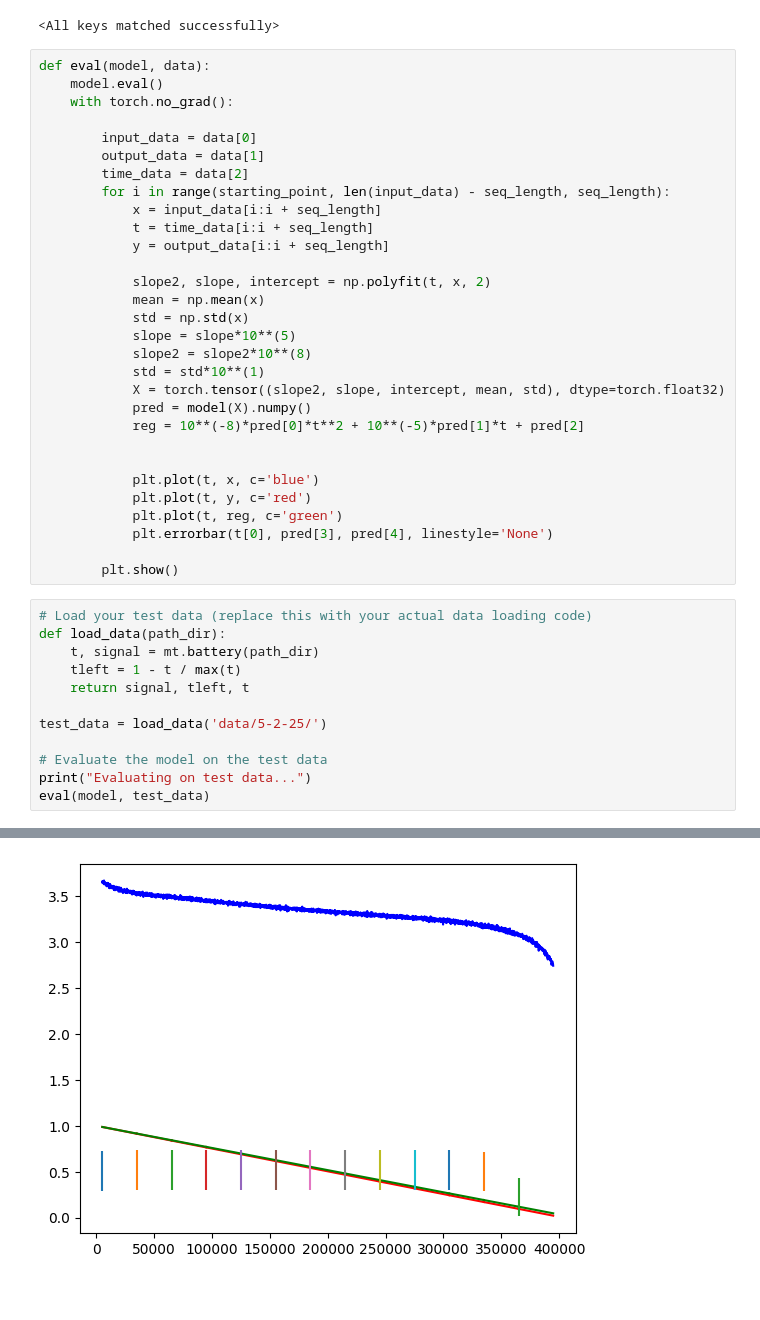
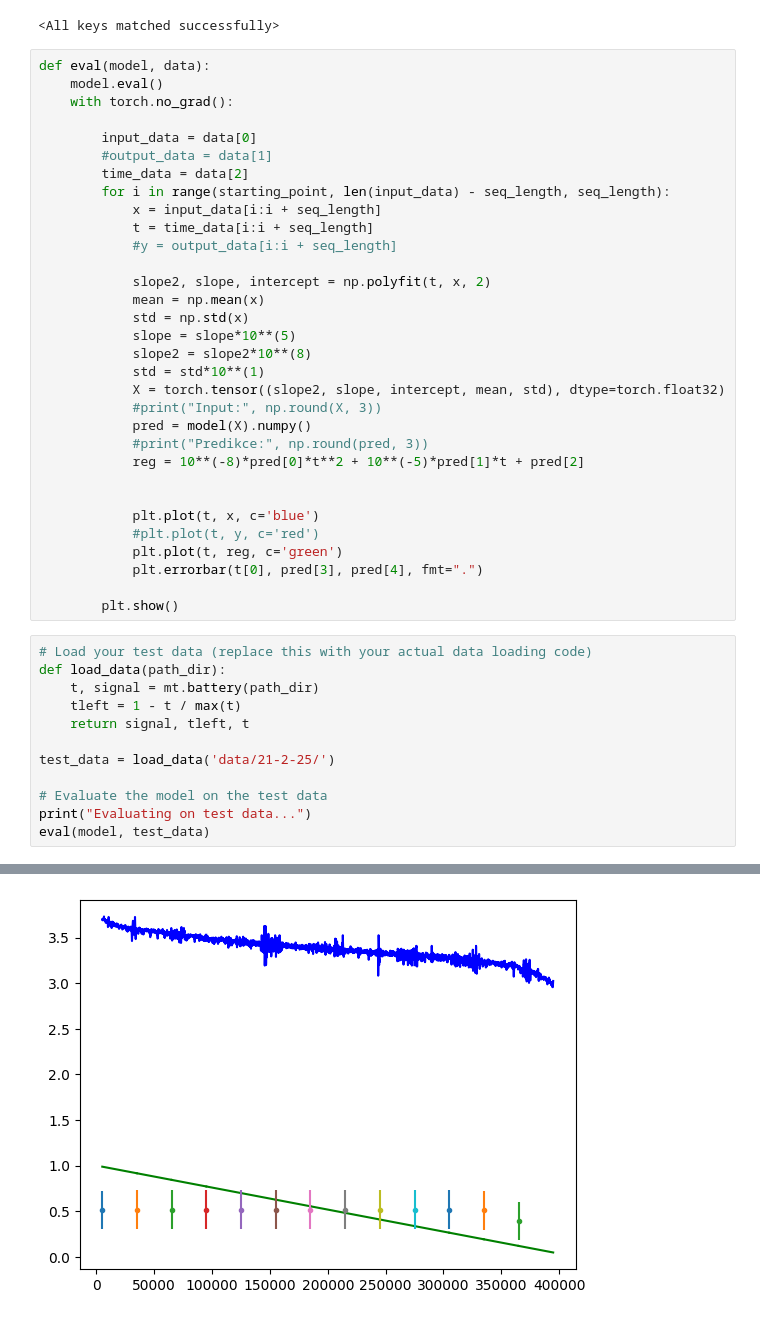
Before and after one commit to martin3698753/cflie, a Jupyter notebook: test_on_using_the_model.ipynb, the cells around one changed output, grey strips where cells are left out. Cells and saved outputs as stored; diff of their text form.

```diff
--- a/test_on_using_the_model.ipynb
+++ b/test_on_using_the_model.ipynb
@@ -45,12 +45,12 @@ def eval(model, data):
     with torch.no_grad():
 
         input_data = data[0]
-        output_data = data[1]
+        #output_data = data[1]
         time_data = data[2]
         for i in range(starting_point, len(input_data) - seq_length, seq_length):
             x = input_data[i:i + seq_length]
             t = time_data[i:i + seq_length]
-            y = output_data[i:i + seq_length]
+            #y = output_data[i:i + seq_length]
 
             slope2, slope, intercept = np.polyfit(t, x, 2)
             mean = np.mean(x)
@@ -59,28 +59,30 @@ def eval(model, data):
             slope2 = slope2*10**(8)
             std = std*10**(1)
             X = torch.tensor((slope2, slope, intercept, mean, std), dtype=torch.float32)
+            #print("Input:", np.round(X, 3))
             pred = model(X).numpy()
+            #print("Predikce:", np.round(pred, 3))
             reg = 10**(-8)*pred[0]*t**2 + 10**(-5)*pred[1]*t + pred[2]
 
 
             plt.plot(t, x, c='blue')
-            plt.plot(t, y, c='red')
+            #plt.plot(t, y, c='red')
             plt.plot(t, reg, c='green')
-            plt.errorbar(t[0], pred[3], pred[4], linestyle='None')
+            plt.errorbar(t[0], pred[3], pred[4], fmt=".")
 
         plt.show()
 # %%
 # Load your test data (replace this with your actual data loading code)
 def load_data(path_dir):
     t, signal = mt.battery(path_dir)
     tleft = 1 - t / max(t)
     return signal, tleft, t
 
-test_data = load_data('data/5-2-25/')
+test_data = load_data('data/21-2-25/')
 
 # Evaluate the model on the test data
 print("Evaluating on test data...")
 eval(model, test_data)
 # %% [output]
 Evaluating on test data...
-[figure, old version]
+[figure, new version]
```
Also changed, not shown: 22 other files.
